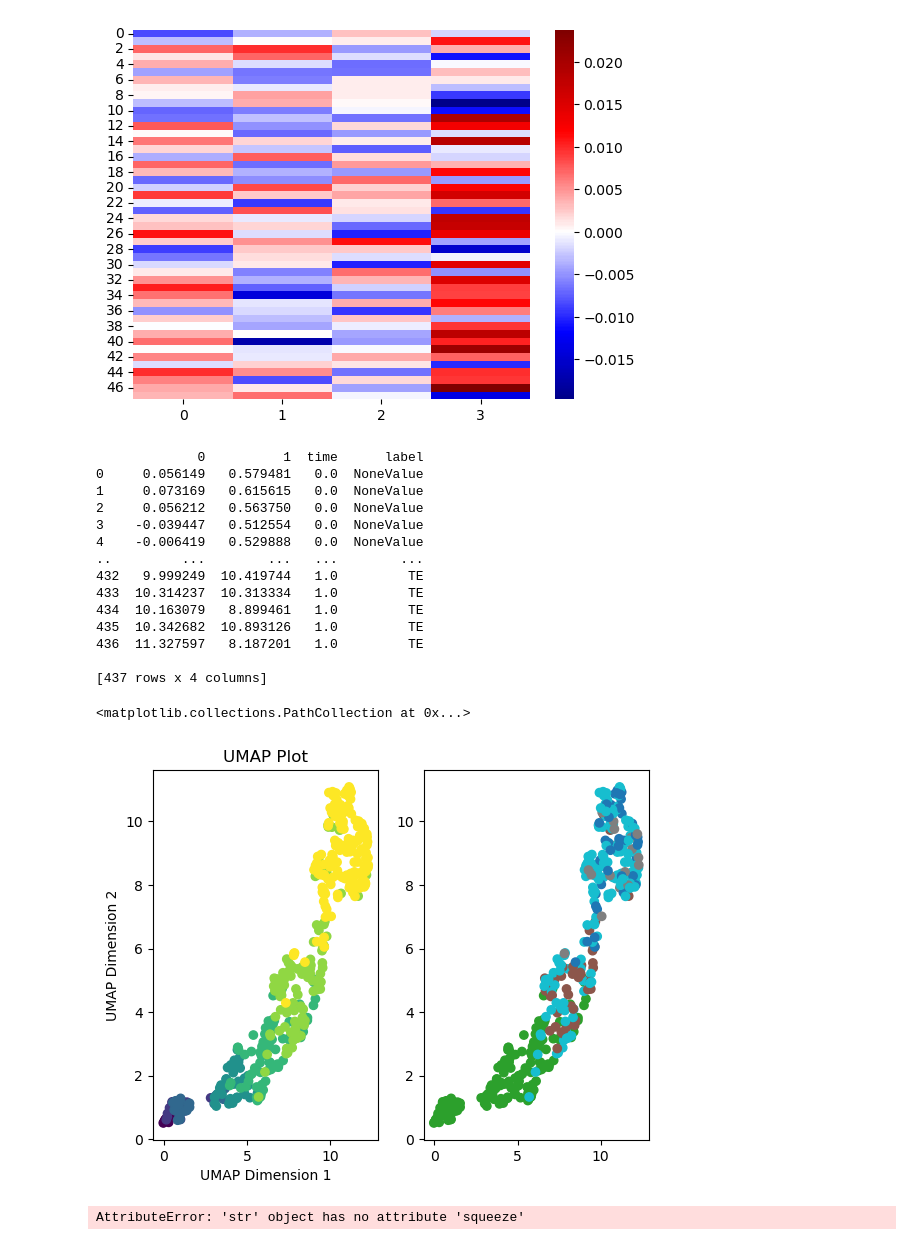
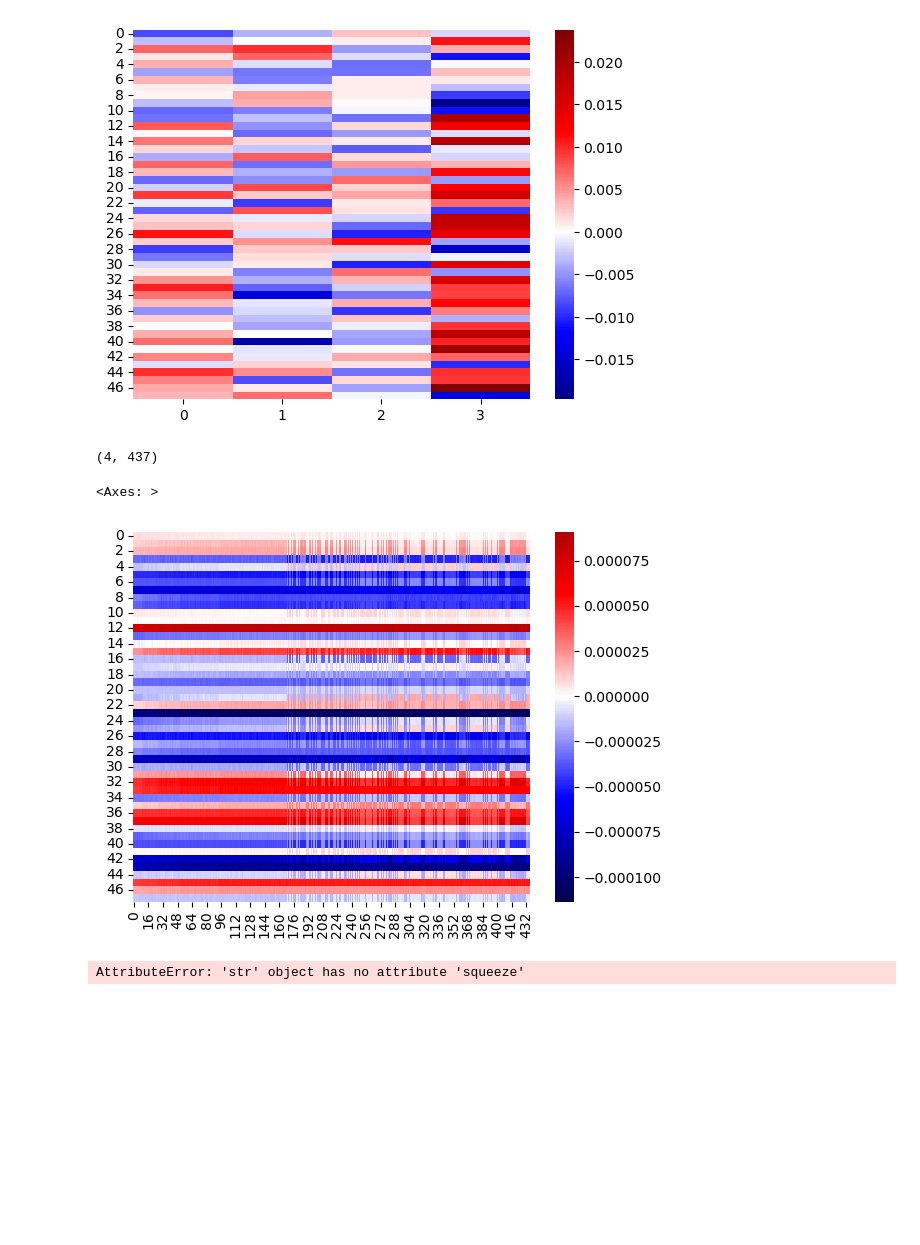
Before and after one commit to bioFAM/cellij, a Jupyter notebook: notebooks/new_gp.ipynb, the cells around one changed output. Saved outputs shown, nothing was run; the diff lists cells and outputs as text; code cells hidden in the pictures; blank space fills up the shorter version.

```diff
--- a/notebooks/new_gp.ipynb
+++ b/notebooks/new_gp.ipynb
@@ -329,41 +390,12 @@ umap_result = umap_obj.fit_transform(factor_means.squeeze().T)
-# %%
-umap_result = pd.DataFrame(umap_result)
-umap_result["time"] = mdata.obs["division_scaled"].values
-umap_result["label"] = mdata.obs["label"].values
-print(umap_result)
-
-label_set = set(umap_result["label"]) - {None}
-num_labels = len(label_set)
-color_map = plt.cm.get_cmap('tab10', num_labels)
-label_to_color = {label: color_map(i) for i, label in enumerate(label_set)}
-
-# Assign colors to the points based on the labels
-colors = [label_to_color[label] if label in label_to_color else 'gray' for label in umap_result["label"]]
-
-fig, axs = plt.subplots(ncols=2, nrows=1)
-axs[0].scatter(umap_result[0], umap_result[1], c = umap_result["time"])
-axs[0].set_xlabel('UMAP Dimension 1')
-axs[0].set_ylabel('UMAP Dimension 2')
-axs[0].set_title('UMAP Plot')
-
-axs[1].scatter(umap_result[0], umap_result[1], c = colors)
-# %% [output]
-             0          1  time      label
-0     0.056149   0.579481   0.0  NoneValue
-1     0.073169   0.615615   0.0  NoneValue
-2     0.056212   0.563750   0.0  NoneValue
-3    -0.039447   0.512554   0.0  NoneValue
-4    -0.006419   0.529888   0.0  NoneValue
-..         ...        ...   ...        ...
-432   9.999249  10.419744   1.0         TE
-433  10.314237  10.313334   1.0         TE
-434  10.163079   8.899461   1.0         TE
-435  10.342682  10.893126   1.0         TE
-436  11.327597   8.187201   1.0         TE
-
-[437 rows x 4 columns]
-<matplotlib.collections.PathCollection at 0x...>
-[figure, removed]
+# %%
+z = factor_means.squeeze().numpy()
+print(f"{z.shape}")
+w = pyro.param("w_loc").squeeze().cpu().detach().numpy()
+sns.heatmap(w@z, center=0, cmap="seismic")
+# %% [output]
+(4, 437)
+<Axes: >
+[figure, added]
 # %%
 sns.heatmap(d.squeeze(), center=0, cmap="seismic")
 # %% [output]
```
Also changed, not shown: parts of 10 cells of this notebook.
